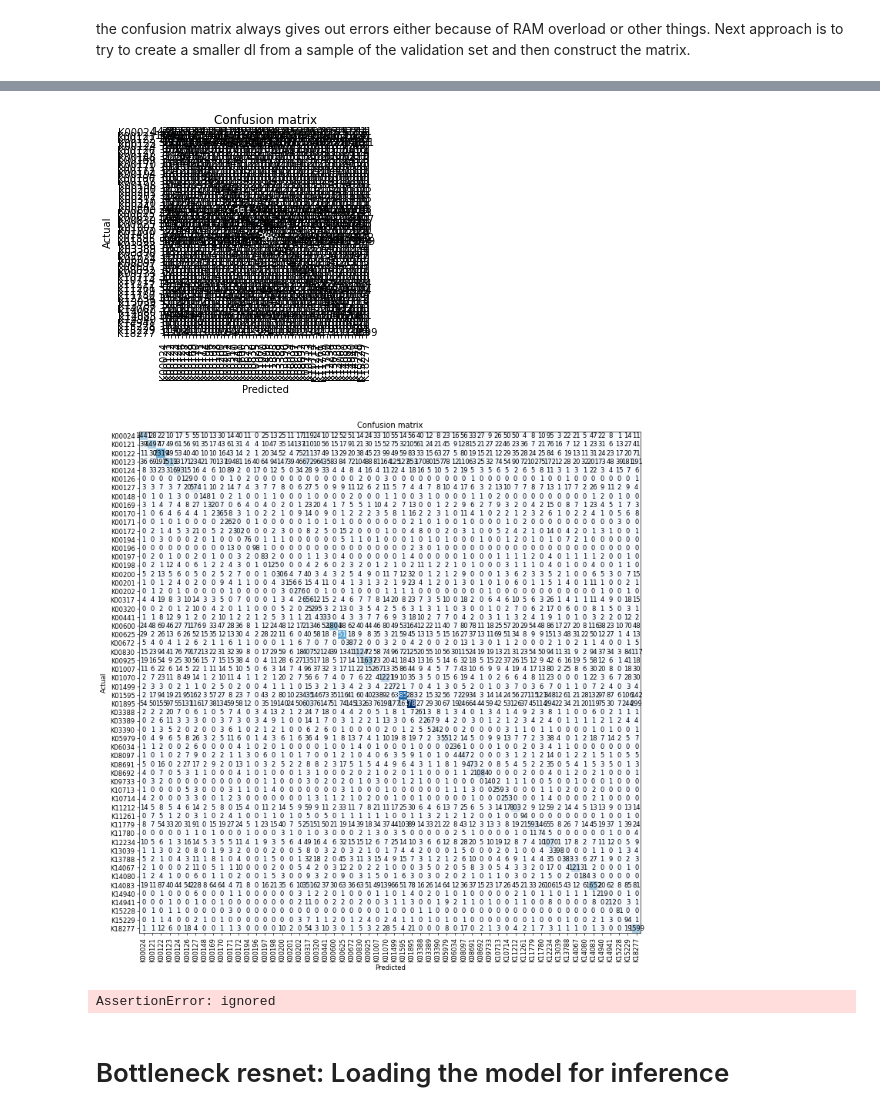
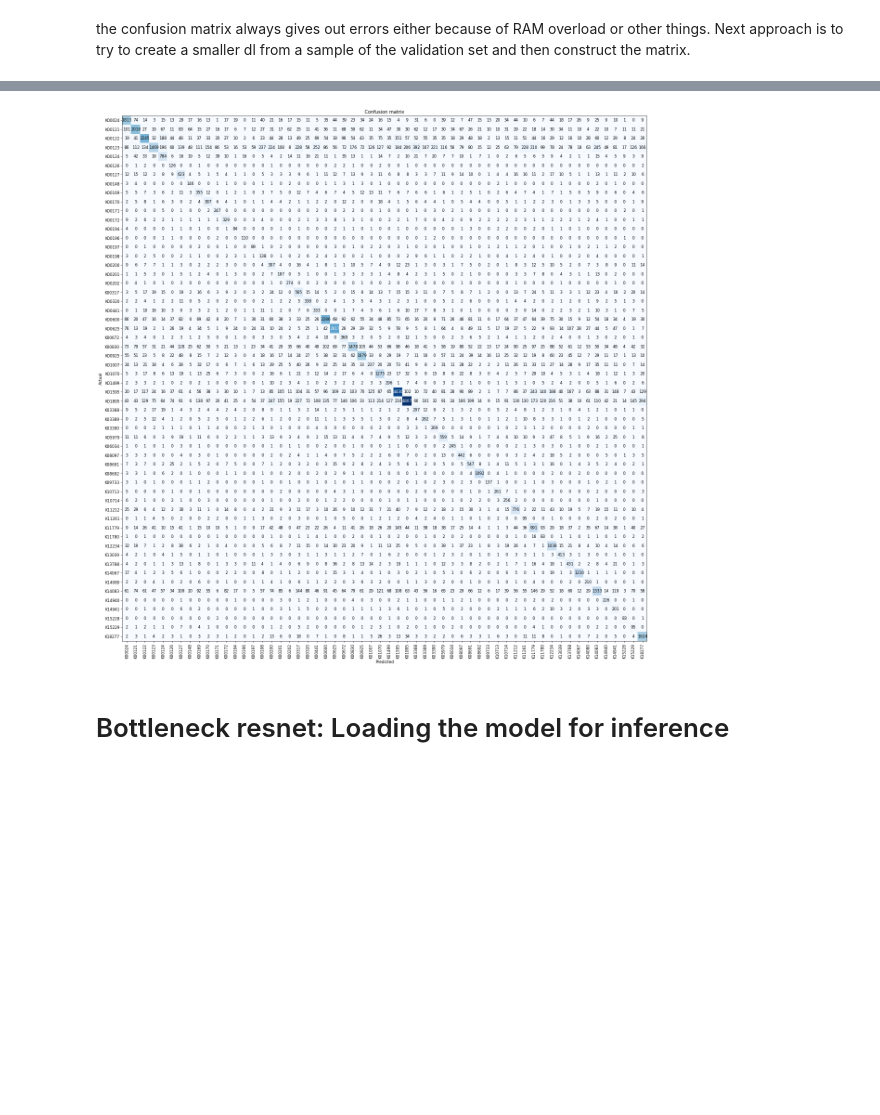
Before and after one commit to lphohmann/BINP37_DL_protein_classification, a Jupyter notebook: 1D_ResNet.ipynb, the cells around one changed output, grey strips where cells are left out. Drawn from its saved outputs; the diff is of its cells as text; code cells hidden in the pictures; blank space fills up the shorter version.

```diff
--- a/1D_ResNet.ipynb
+++ b/1D_ResNet.ipynb
@@ -224,7 +225,6 @@ class ResNet(nn.Sequential):
 # the learner
 # trying to not give a loss function to solve assertion error in confusion matrix plot
 def get_learner(m):
-    #return Learner(dls, m, loss_func=nn.CrossEntropyLoss(), metrics=accuracy).to_fp16()
-    #return Learner(dls, m, loss_func=nn.CrossEntropyLoss(), opt_func=Adam, lr=defaults.lr, cbs=[t_type,smc], metrics=[accuracy,F1Score], model_dir='models')
-    return Learner(dls, m, opt_func=Adam, lr=defaults.lr, cbs=[t_type,smc], metrics=[accuracy,F1Score], model_dir='models') # trying to solve error
+    #return Learner(dls, m, loss_func=nn.CrossEntropyLoss(), metrics=accuracy).to_fp16() #
+    return Learner(dls, m, loss_func=nn.CrossEntropyLoss(), opt_func=Adam, lr=defaults.lr, cbs=[t_type,smc], metrics=[accuracy,F1Score], model_dir='models').to_fp16()
 # %%
@@ -259,3 +275,11 @@ Better model found at epoch 0 with f1_score value: 0.0.
 # %% [markdown]
 the confusion matrix always gives out errors either because of RAM overload or other things.
 Next approach is to try to create a smaller dl from a sample of the validation set and then construct the matrix.
+# %%
+# to plot the construction matrix, the learner has to be constructed differently (otherwise it gives an assertion error)
+def get_learner(m):
+    return Learner(dls, m, opt_func=Adam, lr=defaults.lr, cbs=[t_type,smc], metrics=[accuracy,F1Score], model_dir='models') # no loss function provided (no idea what the cause is though)
+# %%
+#rn = ResNet(dls.c, [3,4,6,3], 4) # these group sizes make up a resnet50
+rn = ResNet(dls.c, [3, 8, 36, 3], 4) # this would be a resnet152
+learn = get_learner(rn)
@@ -262,17 +289,7 @@ Next approach is to try to create a smaller dl from a sample of the validation s
 # %%
 interp = ClassificationInterpretation.from_learner(learn)
-interp.plot_confusion_matrix(figsize=(12,12), dpi=60) # AssertionError: ==: 4975936 85792, IF I REMOVE THE LOSS FUNCTION FROM THE LEARNER IT WORKS??
+interp.plot_confusion_matrix(figsize=(20,20), dpi=60) # AssertionError: ==: 4975936 85792, IF I REMOVE THE LOSS FUNCTION FROM THE LEARNER IT WORKS??
 # https://forums.fast.ai/t/confusion-matrix-assert-error-on-mnist/81582
 # %% [output]
 [interactive output not drawn]
-[figure, old version]
+[figure, new version]
-# %%
-interp.plot_confusion_matrix(figsize=(12,12), dpi=60) # AssertionError: ==: 4975936 85792, IF I REMOVE THE LOSS FUNCTION FROM THE LEARNER IT WORKS??
-# %% [output]
-[figure, removed]
-# %%
-# maybe without plotting
-stats = interp.confusion_matrix() # assetion error again
-stats
-# %% [output]
-AssertionError: ignored
```
Also changed, not shown: parts of 29 cells of this notebook.
